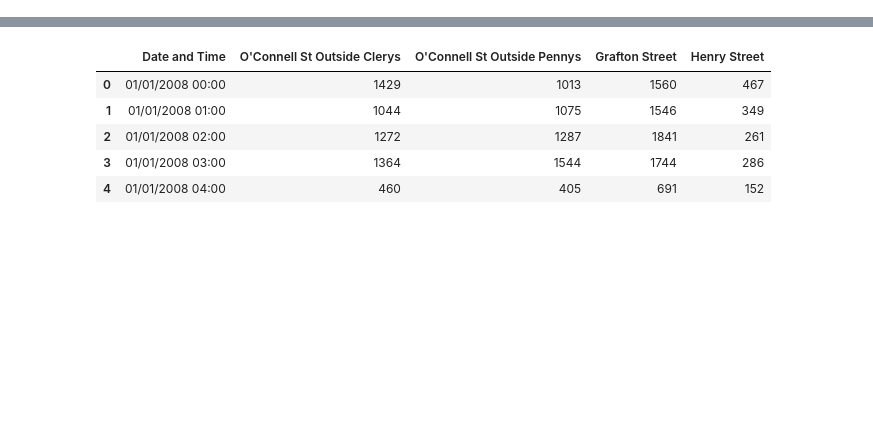
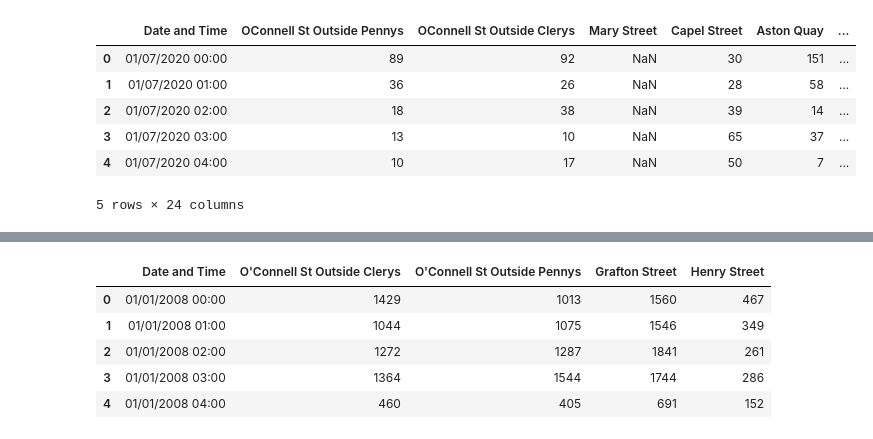
Before and after one commit to teg-lad/data-processing-and-cleaning-assignment, a Jupyter notebook: notebooks/ca273-processing.ipynb, the cells around one changed output, grey strips where cells are left out. Drawn from its saved outputs; the diff is of its cells as text; code cells hidden in the pictures; blank space fills up the shorter version.

```diff
--- a/notebooks/ca273-processing.ipynb
+++ b/notebooks/ca273-processing.ipynb
@@ -8,0 +29,13 @@ import pandas as pd
+# %%
+second_20 = pd.read_csv("OneDrive/Desktop/A3/a3-2020-jul-sep-fixed.csv")
+second_20.rename(columns={'OConnell St Outside Clerys ':'OConnell St Outside Clerys',
+                          'OConnell St Outside Pennys ':'OConnell St Outside Pennys'}, inplace = True)
+second_20.head()
+# %% [output]
+|  | Date and Time | OConnell St Outside Pennys | OConnell St Outside Clerys | Mary Street | Capel Street | Aston Quay | ... |
+| 0 | 01/07/2020 00:00 | 89 | 92 | NaN | 30 | 151 | ... |
+| 1 | 01/07/2020 01:00 | 36 | 26 | NaN | 28 | 58 | ... |
+| 2 | 01/07/2020 02:00 | 18 | 38 | NaN | 39 | 14 | ... |
+| 3 | 01/07/2020 03:00 | 13 | 10 | NaN | 65 | 37 | ... |
+| 4 | 01/07/2020 04:00 | 10 | 17 | NaN | 50 | 7 | ... |
+5 rows × 24 columns
```
Also changed, not shown: parts of 31 cells of this notebook.
